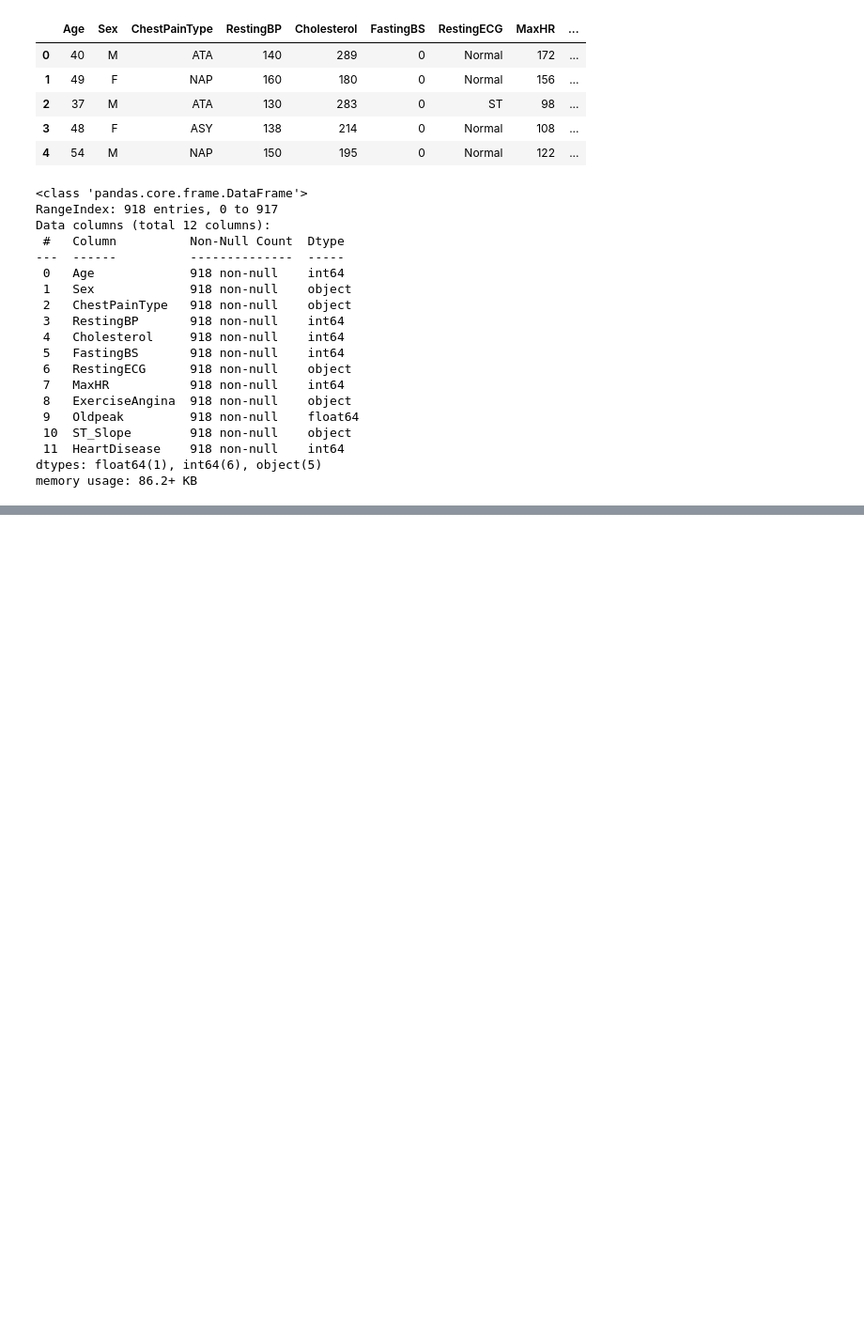
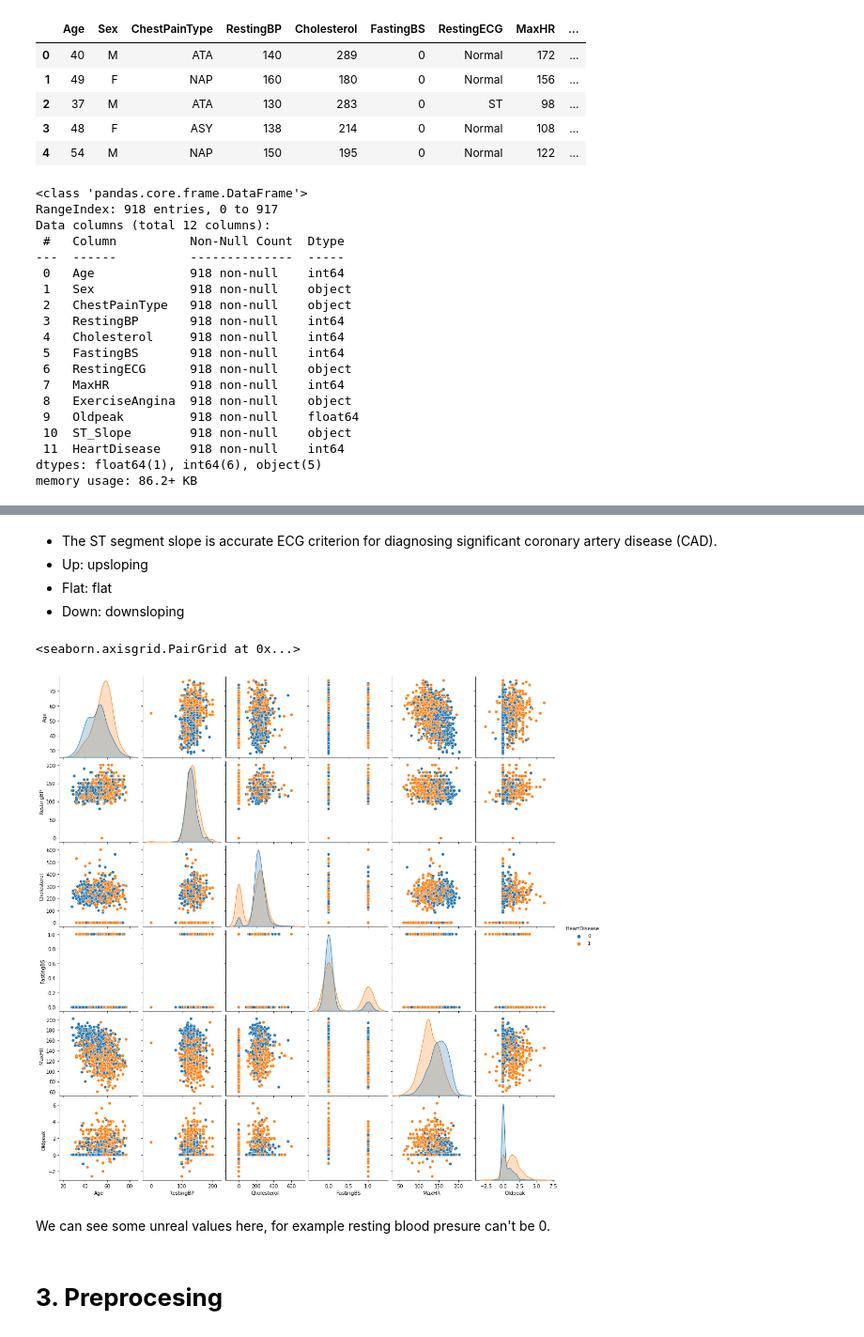
Before and after one commit to BeataZmuranova/Heart_failure, a Jupyter notebook: Heart_failure_prediction.ipynb, the cells around one changed output, grey strips where cells are left out. Shown at 94% size. Drawn from its saved outputs; the diff is of its cells as text; code cells hidden in the pictures; blank space fills up the shorter version.

```diff
--- a/Heart_failure_prediction.ipynb
+++ b/Heart_failure_prediction.ipynb
@@ -198,4 +93,0 @@ fig.show()
-# %%
-data = data[data['RestingBP'] > 0]
-data = data[data['Cholesterol'] > 0]
-data = data[data['Oldpeak'] >= 0]
@@ -217,0 +275,16 @@ dtype: int64
+# %% [markdown]
+*   The ST segment slope is accurate ECG criterion for diagnosing significant coronary artery disease (CAD).
+*   Up: upsloping
+*   Flat: flat
+*   Down: downsloping
+# %%
+#making scatter plots to visualise relations between features
+#vytvorenie korelačných diagramov na  vizualizáciu vzťahov medzi prvkami
+sns.pairplot(data,hue='HeartDisease')
+# %% [output]
+<seaborn.axisgrid.PairGrid at 0x...>
+[figure, added]
+# %% [markdown]
+We can see some unreal values here, for example resting blood presure can't be 0.
+# %% [markdown]
+# **3. Preprocesing**
```
Also changed, not shown: parts of 114 cells of this notebook.
